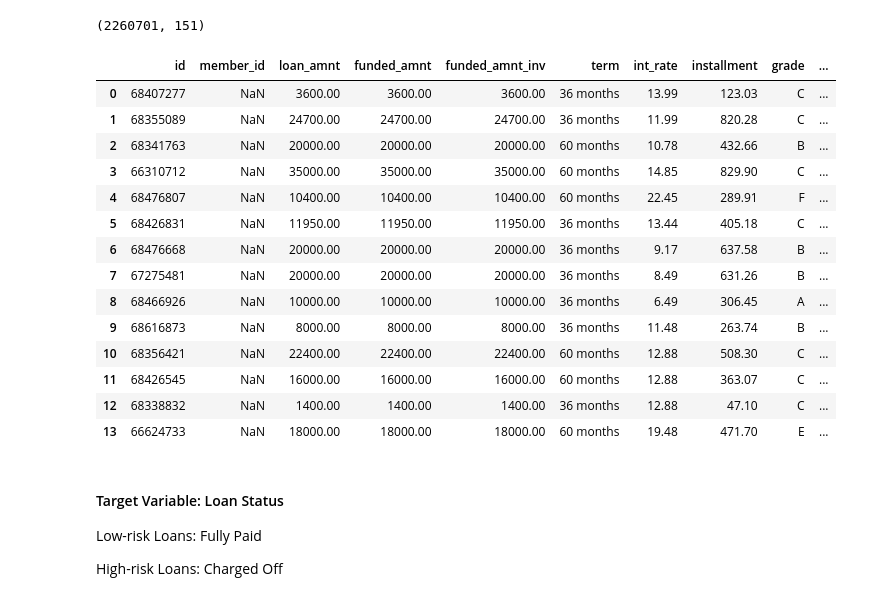
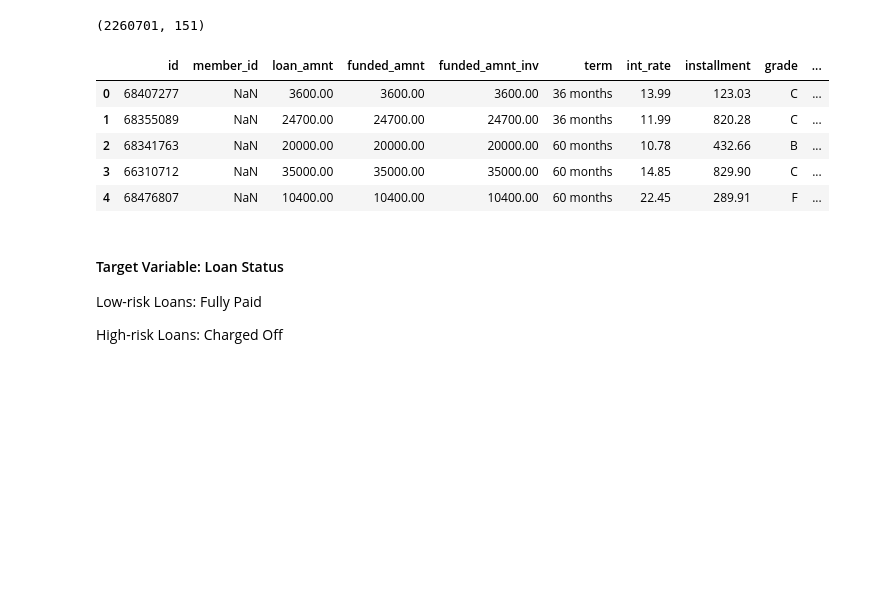
Before and after one commit to touyang219/LC_Capstone, a Jupyter notebook: Capstone.ipynb, the cells around one changed output. Drawn from its saved outputs; the diff is of its cells as text; code cells hidden in the pictures; blank space fills up the shorter version.

```diff
--- a/Capstone.ipynb
+++ b/Capstone.ipynb
@@ -109,24 +109,15 @@ accepted.shape
 # %%
 pd.set_option('display.float', '{:.2f}'.format)
 pd.set_option('display.max_columns', 500)
 pd.set_option('display.max_rows', 50)
-accepted.head(14)
+accepted.head(5)
 # %% [output]
 |  | id | member_id | loan_amnt | funded_amnt | funded_amnt_inv | term | int_rate | installment | grade | ... |
 | 0 | 68407277 | NaN | 3600.00 | 3600.00 | 3600.00 | 36 months | 13.99 | 123.03 | C | ... |
 | 1 | 68355089 | NaN | 24700.00 | 24700.00 | 24700.00 | 36 months | 11.99 | 820.28 | C | ... |
 | 2 | 68341763 | NaN | 20000.00 | 20000.00 | 20000.00 | 60 months | 10.78 | 432.66 | B | ... |
 | 3 | 66310712 | NaN | 35000.00 | 35000.00 | 35000.00 | 60 months | 14.85 | 829.90 | C | ... |
 | 4 | 68476807 | NaN | 10400.00 | 10400.00 | 10400.00 | 60 months | 22.45 | 289.91 | F | ... |
-| 5 | 68426831 | NaN | 11950.00 | 11950.00 | 11950.00 | 36 months | 13.44 | 405.18 | C | ... |
-| 6 | 68476668 | NaN | 20000.00 | 20000.00 | 20000.00 | 36 months | 9.17 | 637.58 | B | ... |
-| 7 | 67275481 | NaN | 20000.00 | 20000.00 | 20000.00 | 36 months | 8.49 | 631.26 | B | ... |
-| 8 | 68466926 | NaN | 10000.00 | 10000.00 | 10000.00 | 36 months | 6.49 | 306.45 | A | ... |
-| 9 | 68616873 | NaN | 8000.00 | 8000.00 | 8000.00 | 36 months | 11.48 | 263.74 | B | ... |
-| 10 | 68356421 | NaN | 22400.00 | 22400.00 | 22400.00 | 60 months | 12.88 | 508.30 | C | ... |
-| 11 | 68426545 | NaN | 16000.00 | 16000.00 | 16000.00 | 60 months | 12.88 | 363.07 | C | ... |
-| 12 | 68338832 | NaN | 1400.00 | 1400.00 | 1400.00 | 36 months | 12.88 | 47.10 | C | ... |
-| 13 | 66624733 | NaN | 18000.00 | 18000.00 | 18000.00 | 60 months | 19.48 | 471.70 | E | ... |
 # %% [markdown]
 #### Target Variable: Loan Status
 
```
Also changed, not shown: parts of 10 cells of this notebook.
